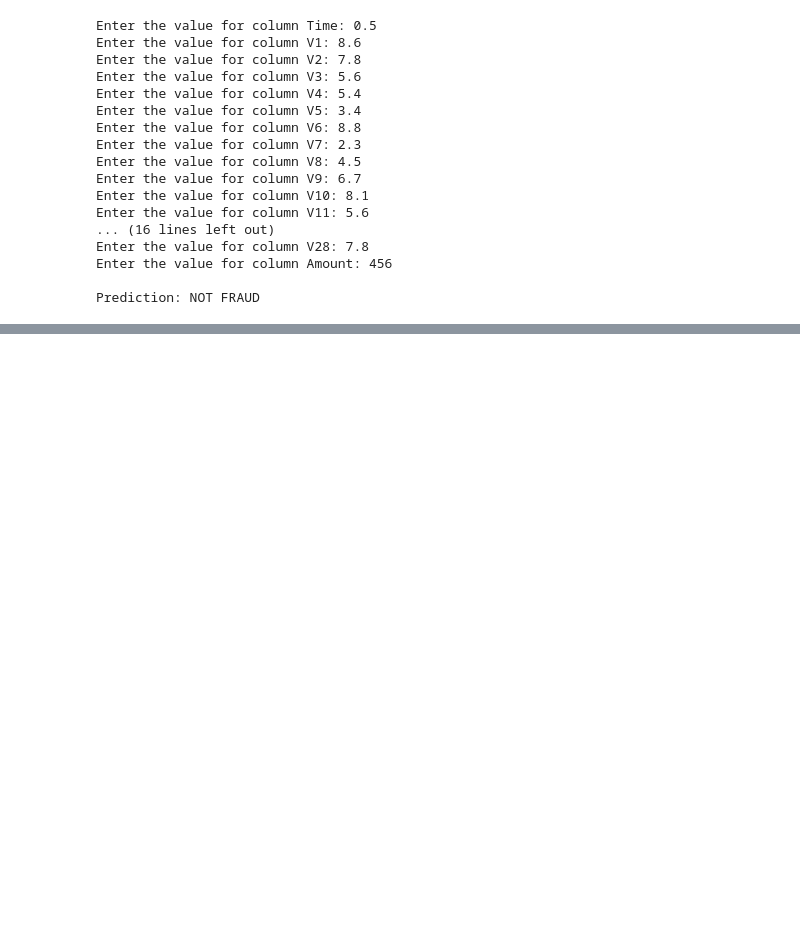
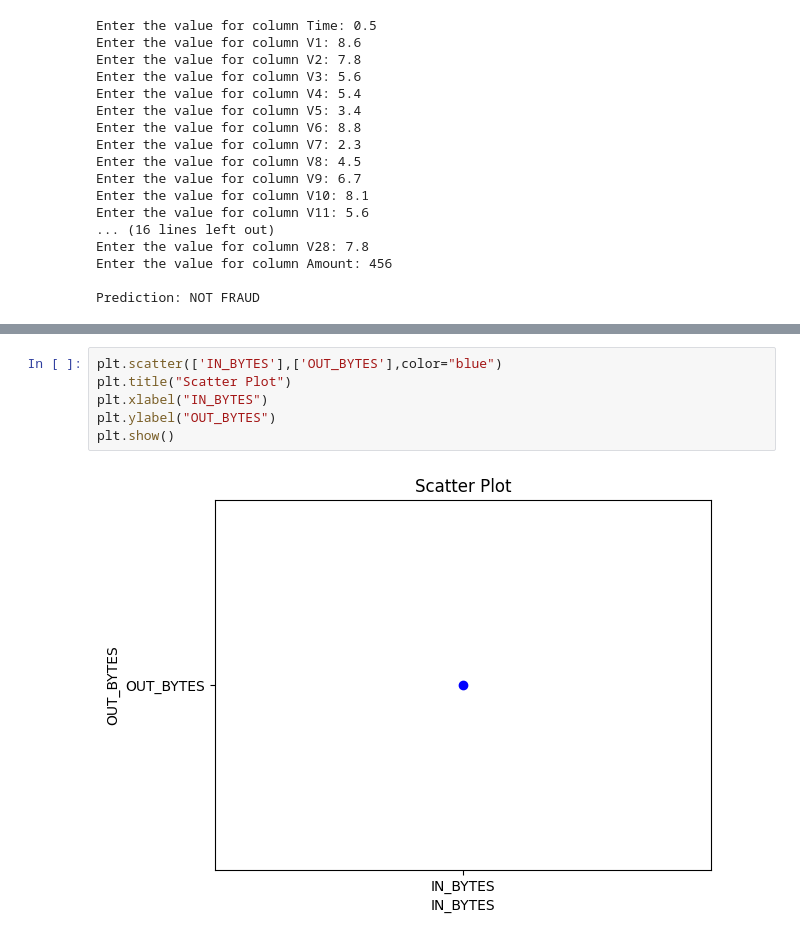
Before and after one commit to harshinis24mss066-ctrl/AIML-AND-CYBER-SECURITY-VAC, a Jupyter notebook: Welcome_To_Colab.ipynb, the cells around one changed output, grey strips where cells are left out. Saved outputs shown, nothing was run; the diff lists cells and outputs as text; blank space fills up the shorter version.

```diff
--- a/Welcome_To_Colab.ipynb
+++ b/Welcome_To_Colab.ipynb
@@ -86,0 +113,8 @@ Prediction: NOT FRAUD
+# %%
+plt.scatter(['IN_BYTES'],['OUT_BYTES'],color="blue")
+plt.title("Scatter Plot")
+plt.xlabel("IN_BYTES")
+plt.ylabel("OUT_BYTES")
+plt.show()
+# %% [output]
+[figure, added]
```
Also changed, not shown: parts of 6 cells of this notebook.
